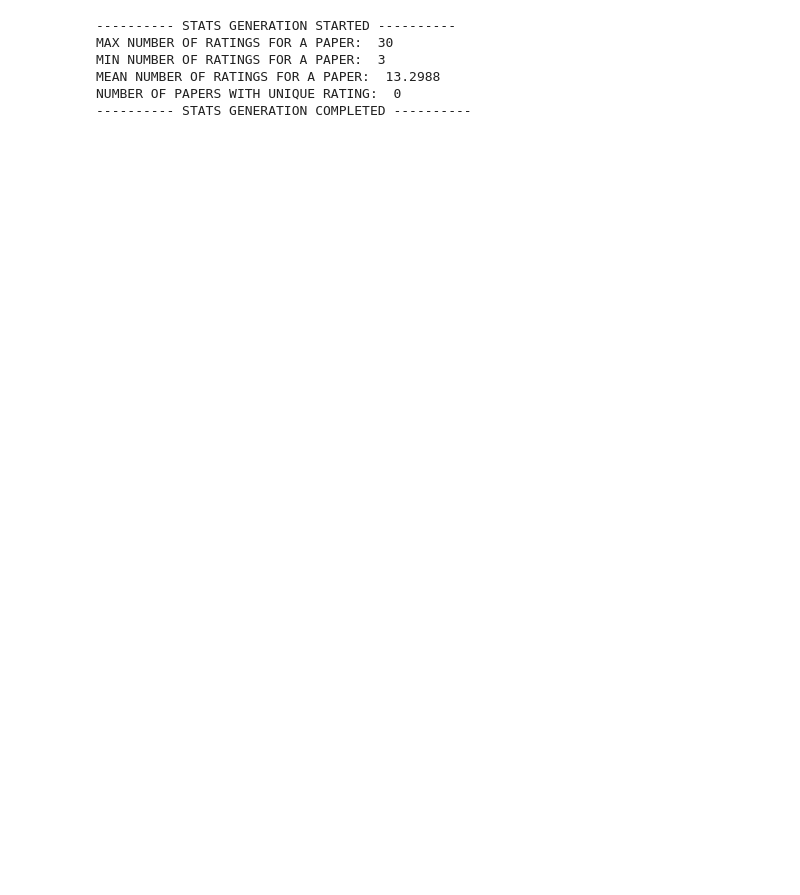
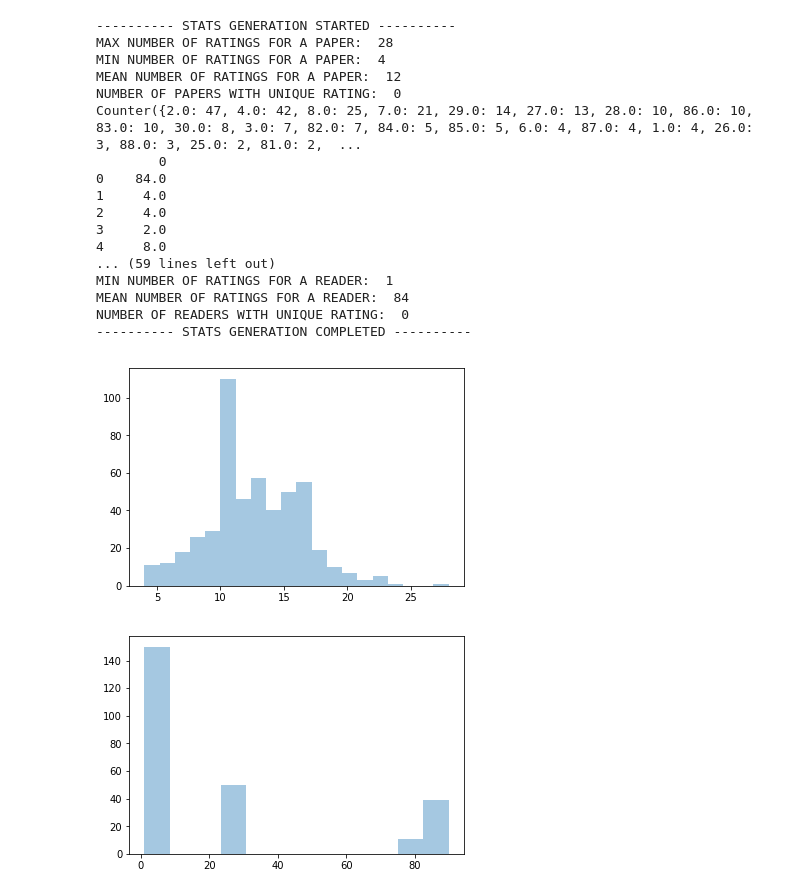
Before and after one commit to Miccighel/RS_Py, a Jupyter notebook: notebooks/Stats.ipynb, the cells around one changed output. Saved outputs shown, nothing was run; the diff lists cells and outputs as text; code cells hidden in the pictures; blank space fills up the shorter version.

```diff
--- a/notebooks/Stats.ipynb
+++ b/notebooks/Stats.ipynb
@@ -85,44 +88,95 @@ AUTHOR SCORE:       [0.6449544063172489, 0.6448676327127534, 0.6411423156835226,
 
 print("---------- STATS GENERATION STARTED ----------")
 
-sums = stats_dataframe.sum(axis=0)
-sums_dataframe = pd.DataFrame(sums)
+sums_paper = stats_dataframe.copy().sum(axis=0)
+sums_paper_dataframe = pd.DataFrame(sums_paper)
 
-max_ratings_paper = sums_dataframe.max()
-min_ratings_paper = sums_dataframe.min()
-mean_ratings_paper = sums_dataframe.mean(axis=0)
+max_ratings_paper = sums_paper_dataframe.max()
+min_ratings_paper = sums_paper_dataframe.min()
+mean_ratings_paper = sums_paper_dataframe.mean(axis=0)
+
+sns.distplot(sums_paper_dataframe, kde=False)
+plt.show()
 
 print("MAX NUMBER OF RATINGS FOR A PAPER: ", int(max_ratings_paper.values[0]))
 print("MIN NUMBER OF RATINGS FOR A PAPER: ", int(min_ratings_paper.values[0]))
-print("MEAN NUMBER OF RATINGS FOR A PAPER: ", mean_ratings_paper.values[0])
+print("MEAN NUMBER OF RATINGS FOR A PAPER: ", int(mean_ratings_paper.values[0]))
 
 ratings_dataframe = ratings_dataframe.T
 counter = 0
 for index, row in ratings_dataframe.iterrows():
     if len(np.unique(row)) == 1:
         counter+=1
 
 print("NUMBER OF PAPERS WITH UNIQUE RATING: ", counter)
 
+sums_reader = stats_dataframe.copy().sum(axis=1)
+counter=collections.Counter(sums_reader)
+print(counter)
+sums_reader_dataframe = pd.DataFrame(sums_reader)
+
+max_ratings_reader = sums_reader_dataframe.max()
+min_ratings_reader = sums_reader_dataframe.min()
+mean_ratings_reader = sums_reader_dataframe.mean(axis=1)
+
+print(sums_reader_dataframe)
+
+sns.distplot(sums_reader_dataframe, kde=False)
+plt.show()
+
+print("MAX NUMBER OF RATINGS FOR A READER: ", int(max_ratings_reader.values[0]))
+print("MIN NUMBER OF RATINGS FOR A READER: ", int(min_ratings_reader.values[0]))
+print("MEAN NUMBER OF RATINGS FOR A READER: ", int(mean_ratings_reader.values[0]))
+
+ratings_dataframe = ratings_dataframe
+counter = 0
+for index, row in ratings_dataframe.iterrows():
+    if len(np.unique(row)) == 1:
+        counter+=1
+
+print("NUMBER OF READERS WITH UNIQUE RATING: ", counter)
+
 # Stats file generation
 
 stats_dataframe = pd.DataFrame(columns=[
-    "Dataset", "Max Rating Paper", "Min Rating Paper", "Mean Rating Paper"]
-)
+    "Dataset",
+    "Max Number Rating Paper",
+    "Min Number Rating Paper",
+    "Mean Number Rating Paper",
+    "Max Number Rating Reader",
+    "Min Number Rating Reader",
+    "Mean Number Rating Reader"
+])
 stats_dataframe = stats_dataframe.append(
     {
         "Dataset": dataset_name,
-        "Max Rating Paper": int(max_ratings_paper.values[0]),
-        "Min Rating Paper": int(min_ratings_paper.values[0]),
-        "Mean Rating Paper": mean_ratings_paper.values[0],
+        "Max Number Rating Paper": int(max_ratings_paper.values[0]),
+        "Min Number Rating Paper": int(min_ratings_paper.values[0]),
+        "Mean Number Rating Paper": int(mean_ratings_paper.values[0]),
+        "Max Number Rating Reader": int(max_ratings_reader.values[0]),
+        "Min Number Rating Reader": int(min_ratings_reader.values[0]),
+        "Mean Number Rating Reader": int(mean_ratings_reader.values[0]),
     }, ignore_index=True)
 stats_dataframe.to_csv(stats_filename, index=False)
 
 print("---------- STATS GENERATION COMPLETED ----------")
 # %% [output]
 ---------- STATS GENERATION STARTED ----------
-MAX NUMBER OF RATINGS FOR A PAPER:  30
-MIN NUMBER OF RATINGS FOR A PAPER:  3
-MEAN NUMBER OF RATINGS FOR A PAPER:  13.2988
+MAX NUMBER OF RATINGS FOR A PAPER:  28
+MIN NUMBER OF RATINGS FOR A PAPER:  4
+MEAN NUMBER OF RATINGS FOR A PAPER:  12
 NUMBER OF PAPERS WITH UNIQUE RATING:  0
+Counter({2.0: 47, 4.0: 42, 8.0: 25, 7.0: 21, 29.0: 14, 27.0: 13, 28.0: 10, 86.0: 10, 83.0: 10, 30.0: 8, 3.0: 7, 82.0: 7, 84.0: 5, 85.0: 5, 6.0: 4, 87.0: 4, 1.0: 4, 26.0: 3, 88.0: 3, 25.0: 2, 81.0: 2,  ...
+        0
+0    84.0
+1     4.0
+2     4.0
+3     2.0
+4     8.0
+... (59 lines left out)
+MIN NUMBER OF RATINGS FOR A READER:  1
+MEAN NUMBER OF RATINGS FOR A READER:  84
+NUMBER OF READERS WITH UNIQUE RATING:  0
 ---------- STATS GENERATION COMPLETED ----------
+[figure, added]
+[figure, added]
```
Also changed, not shown: parts of 2 cells of this notebook, 40 other files.
